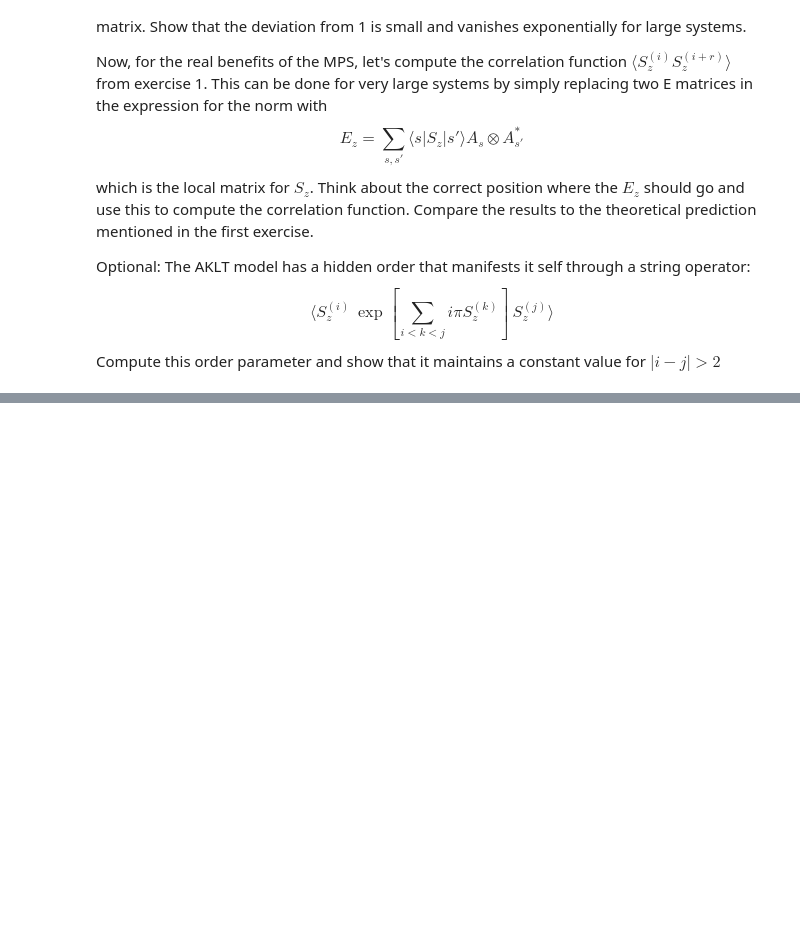
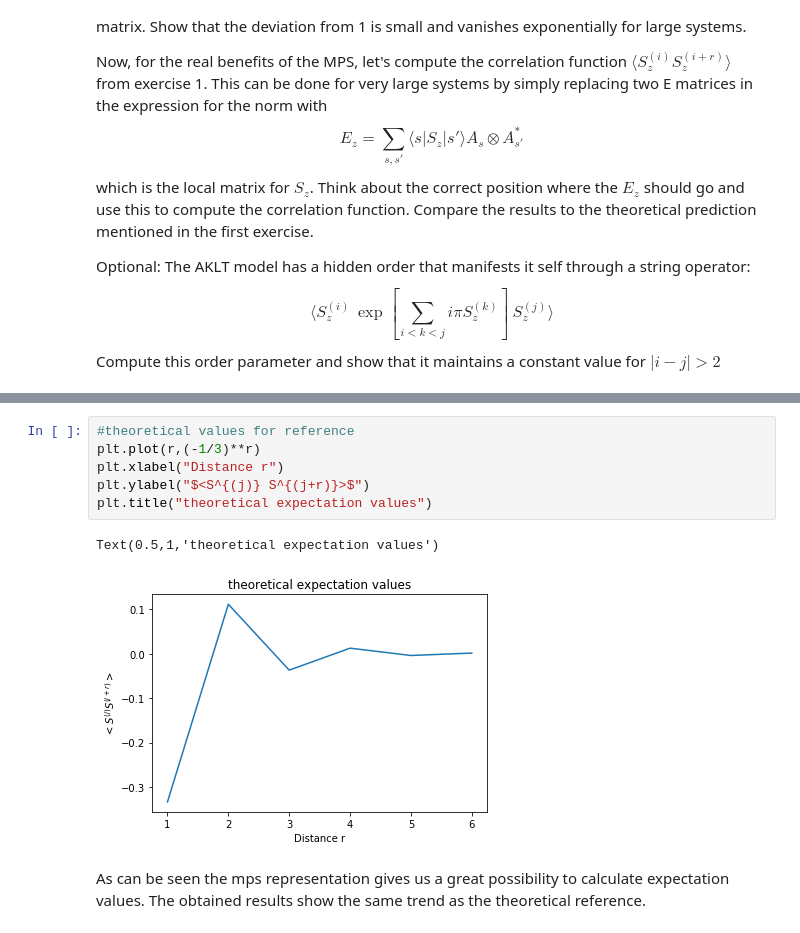
Before and after one commit to ml4cdeca/ComputationalQuantumDynamics, a Jupyter notebook: blatt8/exercise8.ipynb, the cells around one changed output, grey strips where cells are left out. Cells and saved outputs as stored; diff of their text form; blank space fills up the shorter version.

```diff
--- a/blatt8/exercise8.ipynb
+++ b/blatt8/exercise8.ipynb
@@ -269,0 +317,11 @@ plt.plot(r,-1*(-1/3)**r)
+# %%
+#theoretical values for reference
+plt.plot(r,(-1/3)**r)
+plt.xlabel("Distance r")
+plt.ylabel("$<S^{(j)} S^{(j+r)}>$")
+plt.title("theoretical expectation values")
+# %% [output]
+Text(0.5,1,'theoretical expectation values')
+[figure, added]
+# %% [markdown]
+As can be seen the mps representation gives us a great possibility to calculate expectation values. The obtained results show the same trend as the theoretical reference.
```
Also changed, not shown: parts of 20 cells of this notebook.
